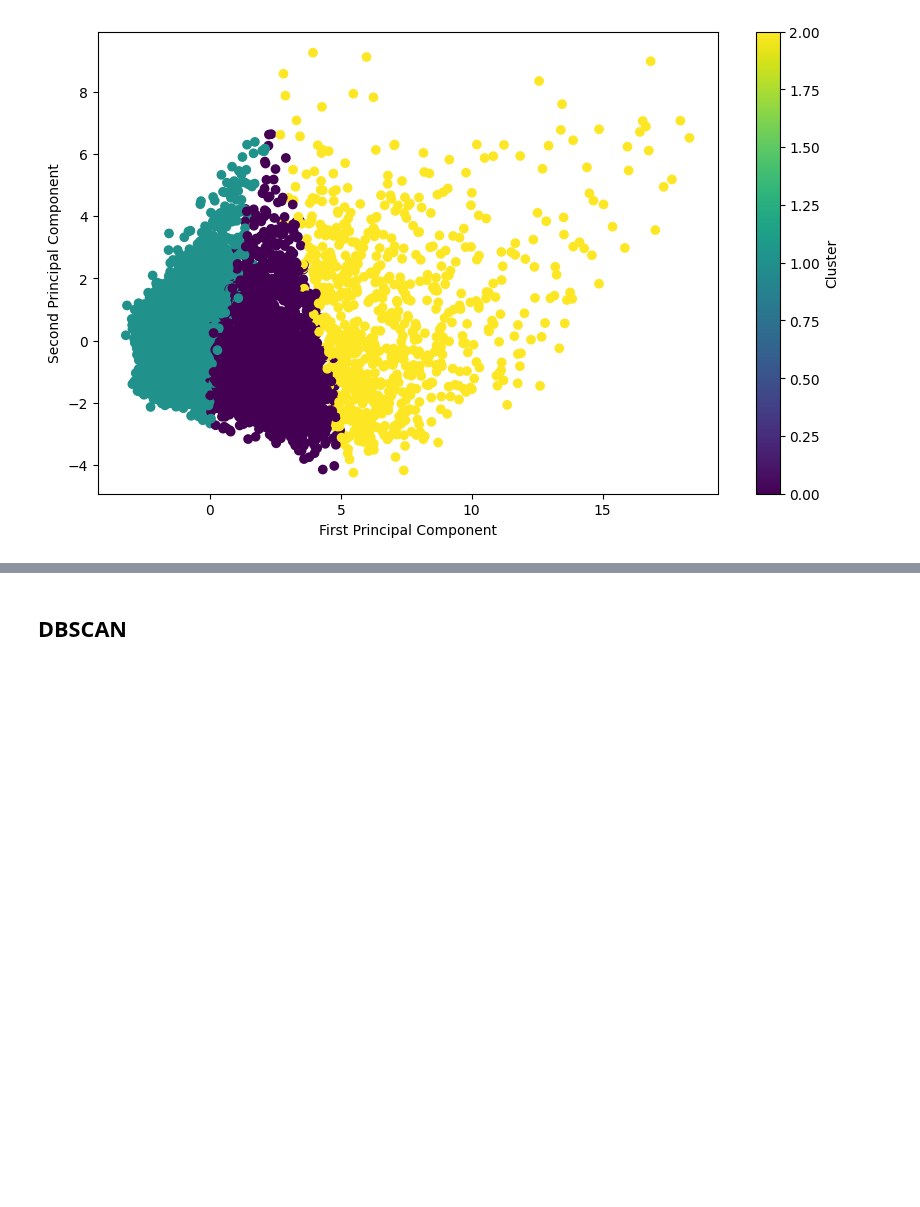
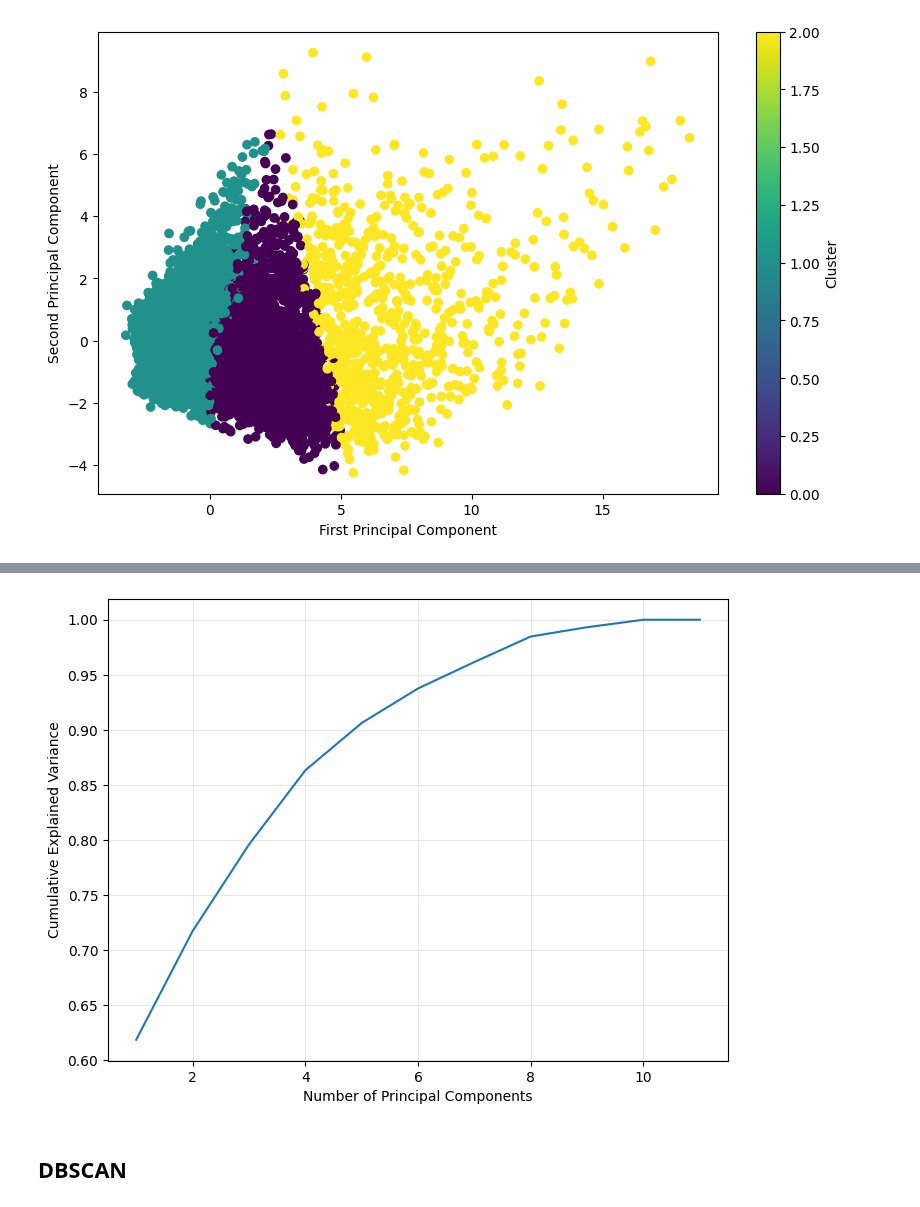
Before and after one commit to ChefBB/data_mining_1, a Jupyter notebook: code/pca_prove.ipynb, the cells around one changed output, grey strips where cells are left out. Saved outputs shown, nothing was run; the diff lists cells and outputs as text; code cells hidden in the pictures; blank space fills up the shorter version.

```diff
--- a/code/pca_prove.ipynb
+++ b/code/pca_prove.ipynb
@@ -73,3 +170,48 @@ userReviewsTotal             0.388663 -0.228427  0.109693  0.137063  0.010457, a
+# %%
+import numpy as np
+import pandas as pd
+from sklearn.decomposition import PCA
+import matplotlib.pyplot as plt
+
+def visualize_pca_components(df):
+    # Select clustering variables
+    X = df[['startYear', 'fill_runtimeMinutes', 'awardWins', 'numVotes',
+            'totalImages', 'totalVideos', 'totalCredits', 'criticReviewsTotal',
+            'awardNominationsExcludeWins', 'numRegions', 'userReviewsTotal']]
+
+    #X = df[['startYear', 'fill_runtimeMinutes', 'awardWins', 'numVotes',
+               # 'totalImages', 'totalVideos', 'totalCredits', 'criticReviewsTotal',
+               # 'awardNominationsExcludeWins', 'numRegions', 'userReviewsTotal','is_Documentary', 'is_History',
+               # 'is_Adventure', 'is_Thriller', 'is_Game-Show', 'is_Comedy', 'is_Sci-Fi',
+               # 'is_Romance', 'is_Biography', 'is_Musical', 'is_Western', 'is_Music',
+               # 'is_Film-Noir', 'is_Adult', 'is_Reality-TV', 'is_News', 'is_Action',
+               # 'is_Crime', 'is_Short', 'is_Fantasy', 'is_Family', 'is_Mystery',
+               # 'is_Talk-Show', 'is_Drama', 'is_Sport', 'is_War', 'is_Horror',
+               # 'is_Animation']]
+
+    # Perform PCA
+    pca = PCA()
+    pca.fit(X)
+
+    # Calculate cumulative explained variance ratio
+    cum_var_ratio = np.cumsum(pca.explained_variance_ratio_)
+
+    # Create the plot
+    fig, ax = plt.subplots(figsize=(8, 6))
+    ax.plot(range(1, len(cum_var_ratio) + 1), cum_var_ratio)
+    ax.set_xlabel('Number of Principal Components')
+    ax.set_ylabel('Cumulative Explained Variance')
+    #ax.set_title('Cumulative Explained Variance Ratio vs. Number of Principal Components')
+
+    # Add background grid
+    ax.grid(True, alpha=0.3)
+    plt.show()
+
+# Example usage
+df_pp_log = pd.read_csv('df_pp_log.csv')
+visualize_pca_components(df_pp_log)
+# %% [output]
+[figure, added]
 # %% [markdown]
 ## DBSCAN
 # %% [markdown]
```
Also changed, not shown: parts of 12 cells of this notebook, 1 other file.
